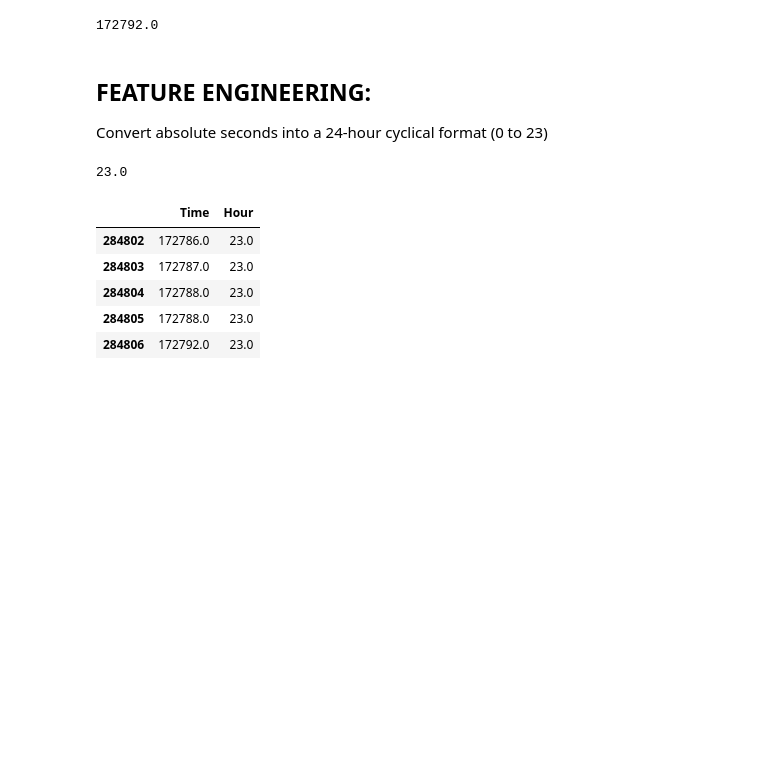
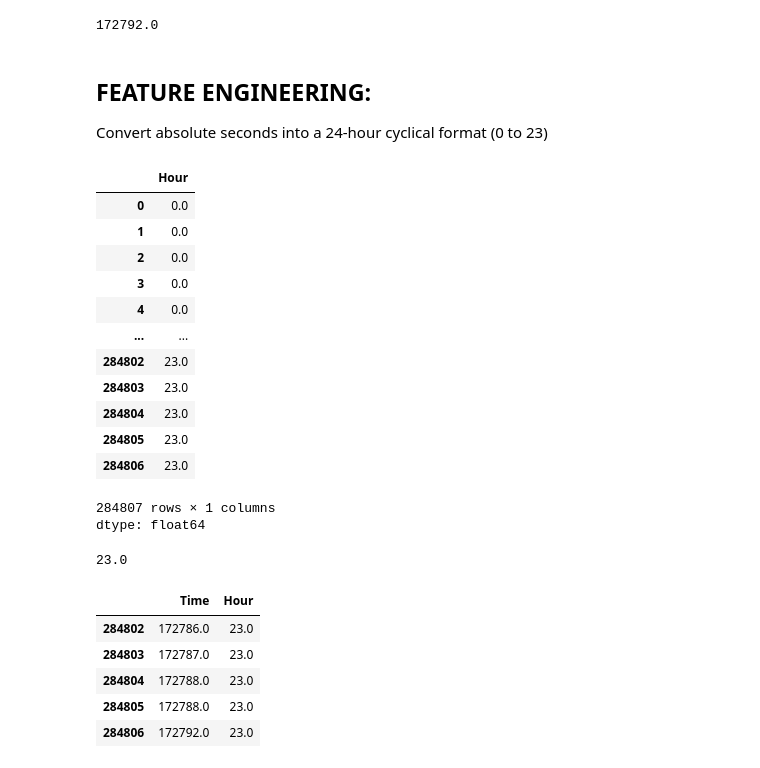
Before and after one commit to Vaibhavv1525/fraud-analytics-portfolio, a Jupyter notebook: 01_fraud_eda.ipynb, the cells around one changed output. Drawn from its saved outputs; the diff is of its cells as text; code cells hidden in the pictures; blank space fills up the shorter version.

```diff
--- a/01_fraud_eda.ipynb
+++ b/01_fraud_eda.ipynb
@@ -84,6 +84,22 @@ Convert absolute seconds into a 24-hour cyclical format (0 to 23)
 # %%
 # (Time // 3600) converts elapsed seconds to hours, and % 24 wraps the counter within a single day cycle
 df['Hour'] = (df['Time'] // 3600) % 24
+df['Hour']
+# %% [output]
+|  | Hour |
+| 0 | 0.0 |
+| 1 | 0.0 |
+| 2 | 0.0 |
+| 3 | 0.0 |
+| 4 | 0.0 |
+| ... | ... |
+| 284802 | 23.0 |
+| 284803 | 23.0 |
+| 284804 | 23.0 |
+| 284805 | 23.0 |
+| 284806 | 23.0 |
+284807 rows × 1 columns
+dtype: float64
 # %%
 # Verify the maximum value of the engineered 'Hour' column to ensure it caps at 23.0
 df['Hour'].max()
```
Also changed, not shown: parts of 1 cell of this notebook.
